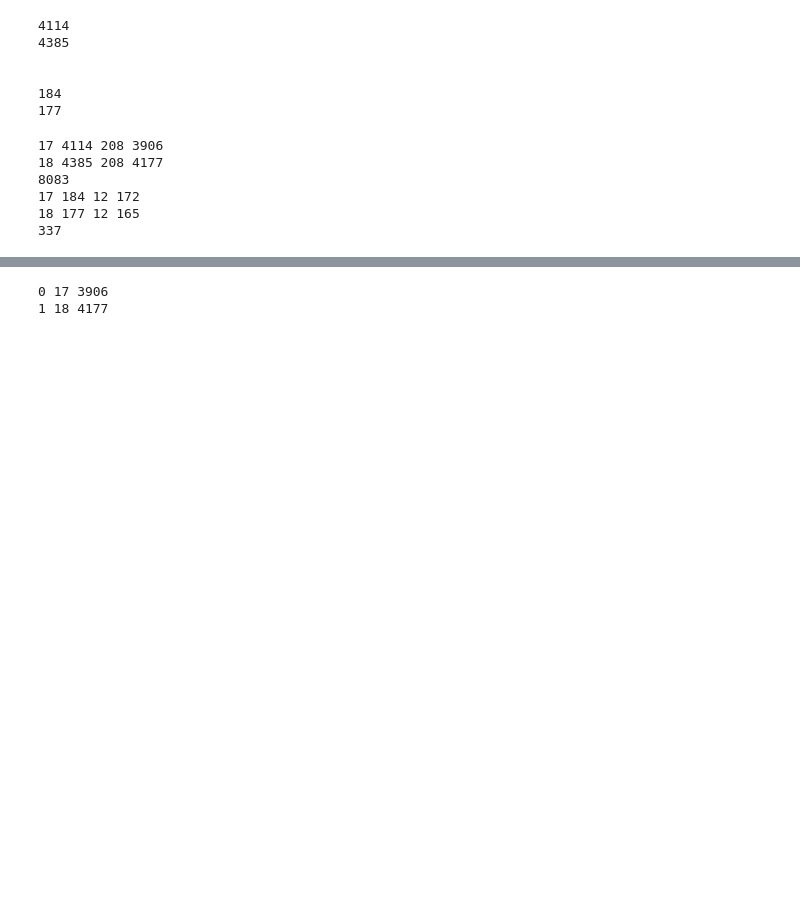
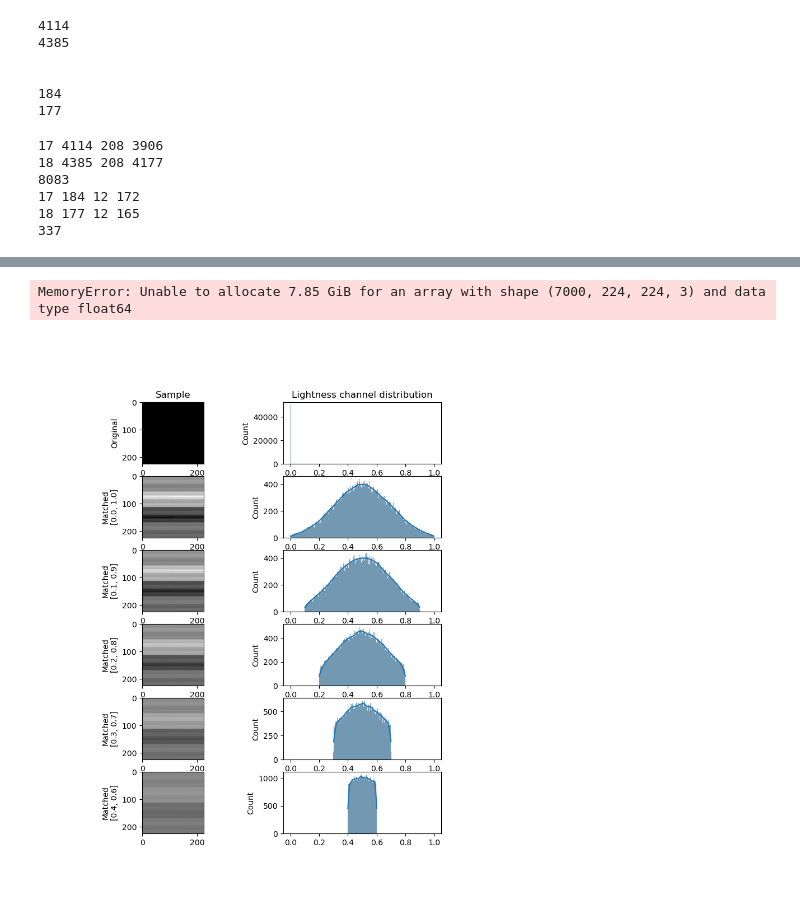
Before and after one commit to braindatalab/debugging_xai, a Jupyter notebook: coco_cats_and_dogs.ipynb, the cells around one changed output, grey strips where cells are left out. Drawn from its saved outputs; the diff is of its cells as text; code cells hidden in the pictures; blank space fills up the shorter version.

```diff
--- a/coco_cats_and_dogs.ipynb
+++ b/coco_cats_and_dogs.ipynb
@@ -329,7 +360,11 @@ for i, scalar in enumerate([0.75,0.5,0.25]):
 # %%
 n = 7000
 n_per_class = 3500
+
 data = np.zeros((n, 224,224,3))
+data_not_norm = np.zeros((n, 224,224,3))
+data_sigmoid = np.zeros((n, 224,224,3))
+
 labels = np.zeros((n,))
 masks = np.zeros((n, 224,224))
 
@@ -344,6 +379,13 @@ for i, (key, value) in enumerate(animal_no_intersections.items()):
             I = cv2.resize(cv2.imread(f'./coco/train2017/{img["file_name"]}', cv2.IMREAD_COLOR), (224,224))
 
             out_norm = np.asarray(cv2.cvtColor(   I, cv2.COLOR_RGB2HLS ))  # a bitmap conversion
+            data_not_norm[j] = out_norm.copy() / 255
+
+            norm_sigmoid = out_norm.copy() / 255
+            norm_sigmoid[:,:,1] =  1 / (1 + np.exp(-0.5*norm_sigmoid[:,:,1]  - 0.25))
+
+            data_sigmoid[j] = norm_sigmoid
+
             out_norm[:,:,1] = image_histogram_equalization(out_norm[:,:,1])[0]
             out_norm = out_norm / 255
 
@@ -367,5 +409,4 @@ for i, (key, value) in enumerate(animal_no_intersections.items()):
 
             j+=1
 # %% [output]
-0 17 3906
-1 18 4177
+MemoryError: Unable to allocate 7.85 GiB for an array with shape (7000, 224, 224, 3) and data type float64
@@ -371,0 +451,49 @@ for i, (key, value) in enumerate(animal_no_intersections.items()):
+# %%
+# https://github.com/nbottenus/histogram_matching
+from skimage.exposure import match_histograms
+import scipy.stats
+import seaborn as sns
+
+# lower = 0
+# upper = 1
+
+mu = 0.5
+sigma = 0.2
+N = 224*224
+
+data_ind = 4
+
+fig,axs = plt.subplots(6,2)
+
+
+axs[0,0].imshow(cv2.cvtColor( (data_not_norm[data_ind]*255).astype(np.uint8)  , cv2.COLOR_HLS2RGB ))
+sns.histplot(data_not_norm[data_ind][:,:,1].reshape((224*
+                                                     224,)), kde=True, binrange=(0,1), ax=axs[0,1], bins=256)
+
+axs[0,0].set_title('Sample')
+axs[0,1].set_title('Lightness channel distribution')
+
+axs[0,0].set_ylabel('Original')
+
+for i, bounds in enumerate([[0.0,1.0],[0.1,0.9],[0.2,0.8],[0.3,0.7], [0.4,0.6]]):
+    lower = bounds[0]
+    upper = bounds[1]
+
+    ref = scipy.stats.truncnorm.rvs((lower-mu)/sigma,(upper-mu)/sigma,loc=mu,scale=sigma,size=N)
+
+    sorted = data_not_norm[data_ind][:,:,1].copy().reshape((224*224,))
+
+    ref_sorted = ref.copy()
+    ref_sorted = ref_sorted[np.argsort(ref)]
+
+    sorted[np.argsort(sorted)] = ref_sorted
+
+    copied = data_not_norm[data_ind].copy()
+    copied[:,:,1] = sorted.reshape((224,224))
+
+    axs[i+1,0].imshow(cv2.cvtColor( (copied*255).astype(np.uint8)  , cv2.COLOR_HLS2RGB ))
+    sns.histplot(ref, kde=True, binrange=(0,1), ax=axs[i+1,1], bins=256)
+
+    axs[i+1,0].set_ylabel(f'Matched\n{bounds}')
+# %% [output]
+[figure, added]
```
Also changed, not shown: parts of 40 cells of this notebook, 30 other files.
